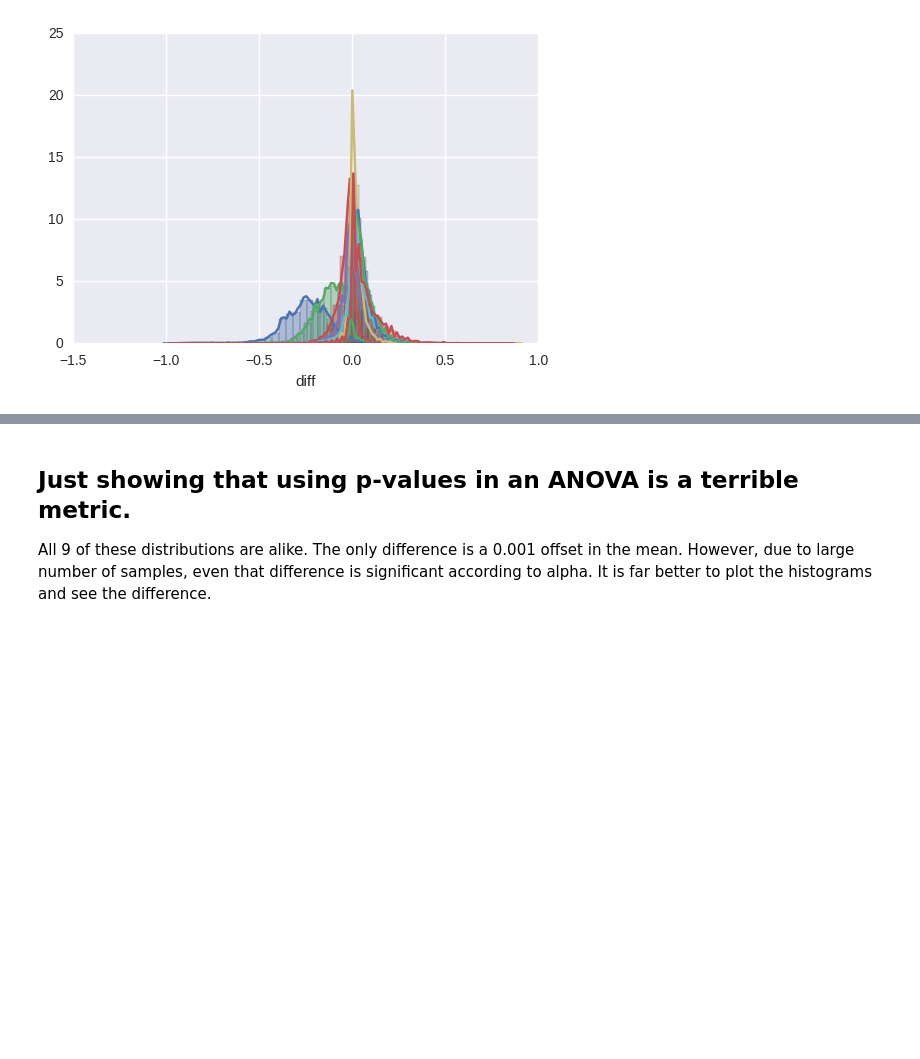
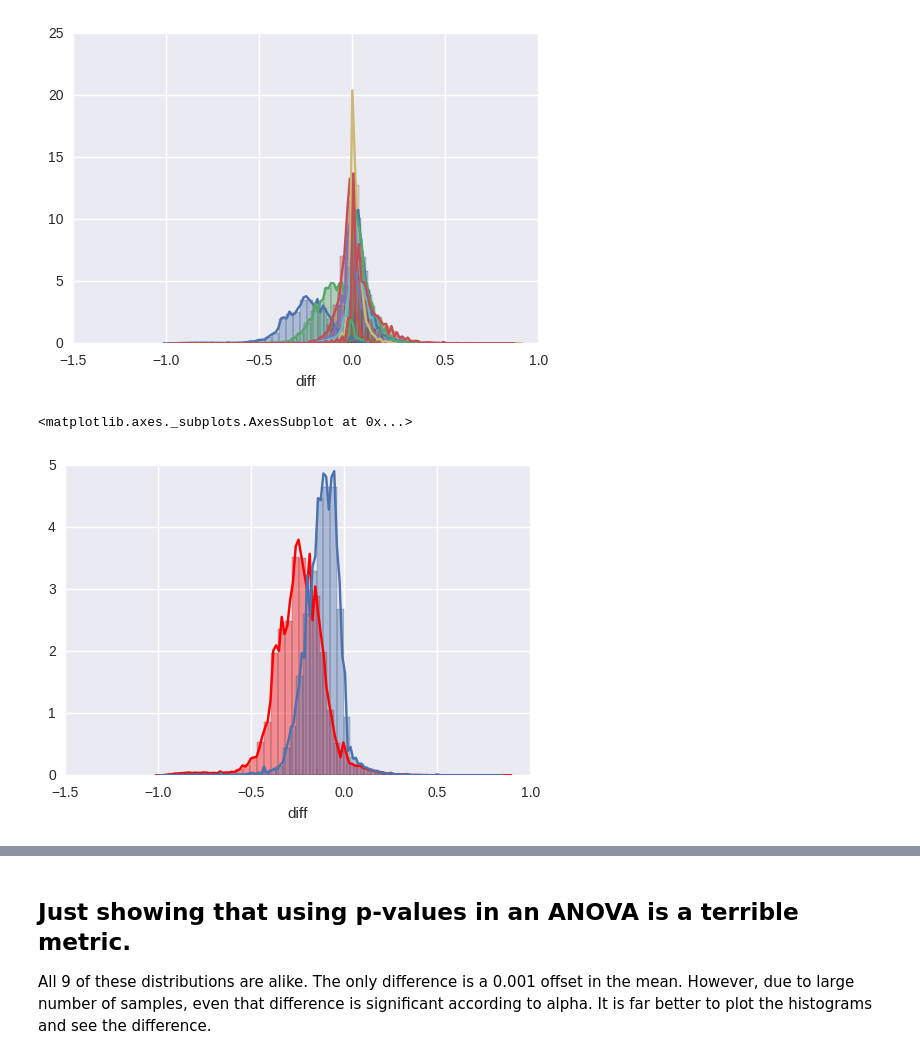
Before and after one commit to jason9263/kaggle_outbrain, a Jupyter notebook: EDA #2.ipynb, the cells around one changed output, grey strips where cells are left out. Cells and saved outputs as stored; diff of their text form; code cells hidden in the pictures; blank space fills up the shorter version.

```diff
--- a/EDA #2.ipynb
+++ b/EDA #2.ipynb
@@ -288,3 +288,9 @@ sns.distplot(treatment9,ax=ax1)
 # %% [output]
 <matplotlib.axes._subplots.AxesSubplot at 0x...>
 [figure]
+# %%
+ax1=sns.distplot(treatment1, color='r')
+sns.distplot(treatment2,ax=ax1)
+# %% [output]
+<matplotlib.axes._subplots.AxesSubplot at 0x...>
+[figure, added]
```
Also changed, not shown: parts of 6 cells of this notebook.
